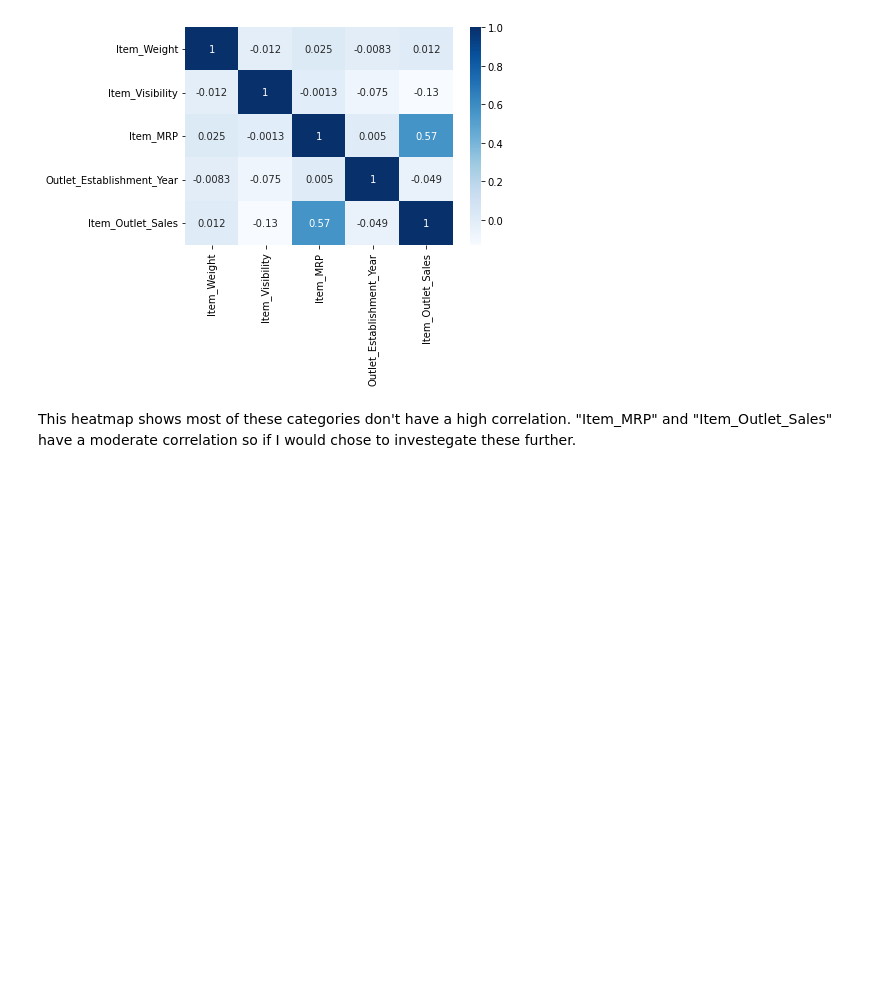
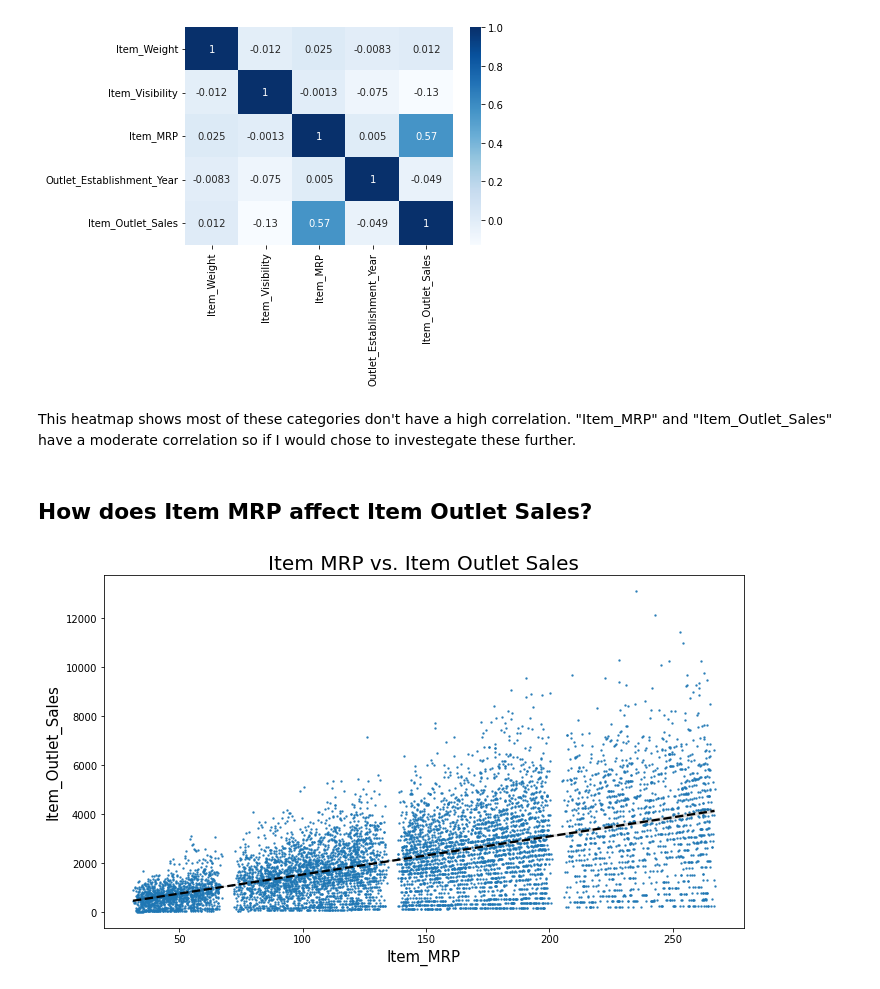
Before and after one commit to slagana8/food_sales_predicitions-, a Jupyter notebook: Project_1_Sales_Predictions.ipynb, the cells around one changed output. Saved outputs shown, nothing was run; the diff lists cells and outputs as text; code cells hidden in the pictures; blank space fills up the shorter version.

```diff
--- a/Project_1_Sales_Predictions.ipynb
+++ b/Project_1_Sales_Predictions.ipynb
@@ -357,3 +365,15 @@ sns.heatmap(corr, cmap = "Blues", annot = True);
 [figure]
 # %% [markdown]
 This heatmap shows most of these categories don't have a high correlation. "Item_MRP" and "Item_Outlet_Sales" have a moderate correlation so if I would chose to investegate these further.
+# %% [markdown]
+## How does Item MRP affect Item Outlet Sales?
+# %%
+fig = plt.figure(figsize = (10,6))
+x = sns.regplot(data = df_sp, x = "Item_MRP", y = "Item_Outlet_Sales", line_kws = {"color":"k", "ls":"--"}, scatter_kws = {"s":2})
+x.set_title("Item MRP vs. Item Outlet Sales", fontsize = 20)
+x.set_xlabel("Item_MRP",fontsize = 15)
+x.set_ylabel("Item_Outlet_Sales", fontsize = 15);
+fig.tight_layout()
+fig.savefig("outlet_sales.jpg")
+# %% [output]
+[figure, added]
```
Also changed, not shown: parts of 8 cells of this notebook.
